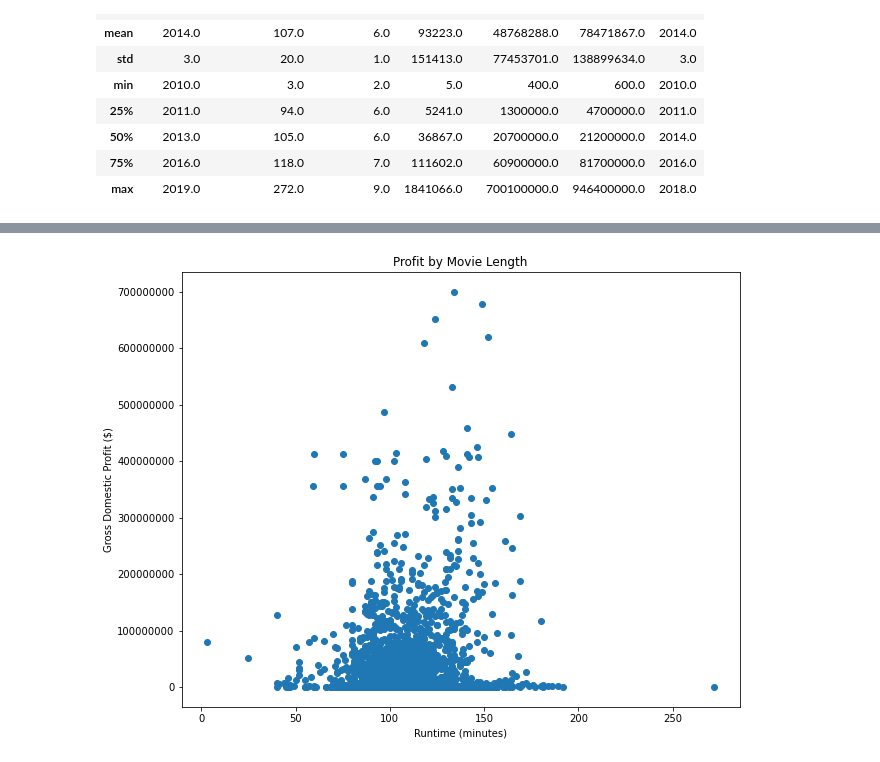
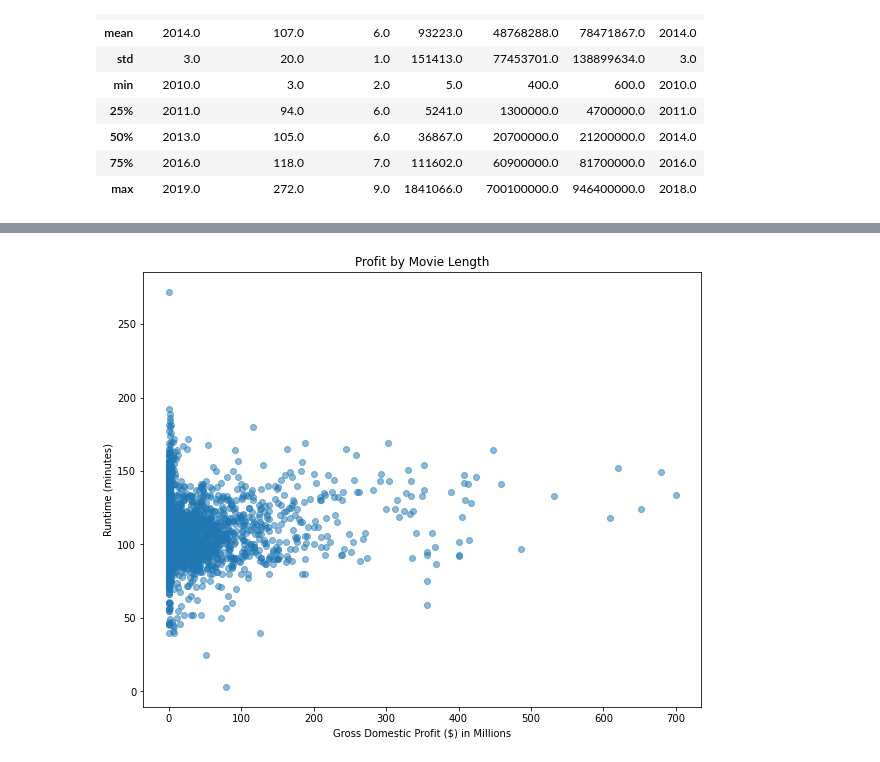
Before and after one commit to learn-co-curriculum/dsc-project-template, a Jupyter notebook: dsc-phase1project-microsoftmoviestudioanalysis-eakland.ipynb, the cells around one changed output, grey strips where cells are left out. Saved outputs shown, nothing was run; the diff lists cells and outputs as text; code cells hidden in the pictures.

Commit message:
modified visualizations and completed evaluation

```diff
--- a/dsc-phase1project-microsoftmoviestudioanalysis-eakland.ipynb
+++ b/dsc-phase1project-microsoftmoviestudioanalysis-eakland.ipynb
@@ -475,10 +485,12 @@ profit_by_title_df
 | 3019 | tt9151704 | Burn the Stage: The Movie | 2018 | 84.0 | Documentary,Music | 8.8 | 2067 | Documentary | Music | ... |
 3020 rows × 14 columns
 # %%
-#dropping foreign profits and genre column from this DF. #also dropping On the Road due to data conflictions.
+#dropping foreign profits (including domestic gross null that have foreign gross values) and genre column from DF
+#Also dropping On the Road duplicates to data conflictions.
 domestic_profit_title_df = profit_by_title_df.copy()
 domestic_profit_title_df.drop(columns=['foreign_gross', 'genres', 'start_year'], inplace=True)
-domestic_profit_title_df.drop(index=[1,2,3], inplace=True)
+domestic_profit_title_df.drop(index=[2,3], inplace=True)
+domestic_profit_title_df.dropna(subset=['domestic_gross'], inplace=True)
 domestic_profit_title_df
 # %% [output]
 |  | tconst | title | runtime_minutes | averagerating | numvotes | genre_1 | genre_2 | genre_3 | studio | ... |
@@ -496,0 +509,6 @@ domestic_profit_title_df
+# %%
+top_ten_films_domestic = domestic_profit_title_df.sort_values(by=['domestic_gross'], ascending=False)
+#genre counts for top_ten_films_domestic[['genre_1', 'genre_2', 'genre_3']].stack().value_counts()
+#domestic_profit_title_df.drop(index=[32,33], inplace=True) #drop duplicated wonder woman values
+top_domestic_films = top_ten_films_domestic
+top_domestic_films
@@ -522,15 +638,15 @@ Above, I cleaned and eliminated null values and determined what variables I woul
 # %%
 # Here you run your code to model the data
 #correlation between runtime and profit?
-x = profit_by_title_df['runtime_minutes']
-y = (profit_by_title_df.domestic_gross.round())
+x = (top_domestic_films.domestic_gross.round())/1000000
+y = top_domestic_films['runtime_minutes']
 fig,ax = plt.subplots(figsize=(10,8))
-ax.scatter(x,y)
+ax.scatter(x,y, alpha = .5)
 ax.set_title("Profit by Movie Length")
-ax.set_xlabel("Runtime (minutes)")
-ax.set_ylabel("Gross Domestic Profit ($)")
+ax.set_xlabel("Gross Domestic Profit ($) in Millions")
+ax.set_ylabel("Runtime (minutes)")
 ax.ticklabel_format(axis = 'y', style='plain');
 # %% [output]
-[figure, old version]
+[figure, new version]
 # %%
 x = domestic_profit_title_df['averagerating']
```
Also changed, not shown: parts of 25 cells of this notebook, 2 other files.
